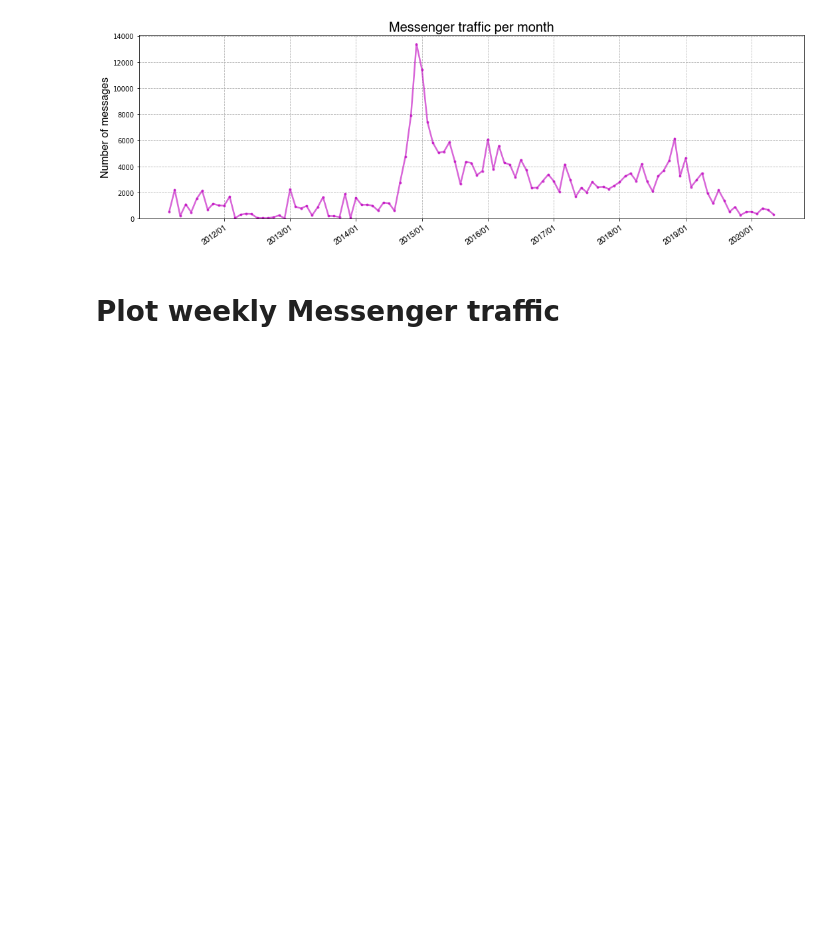
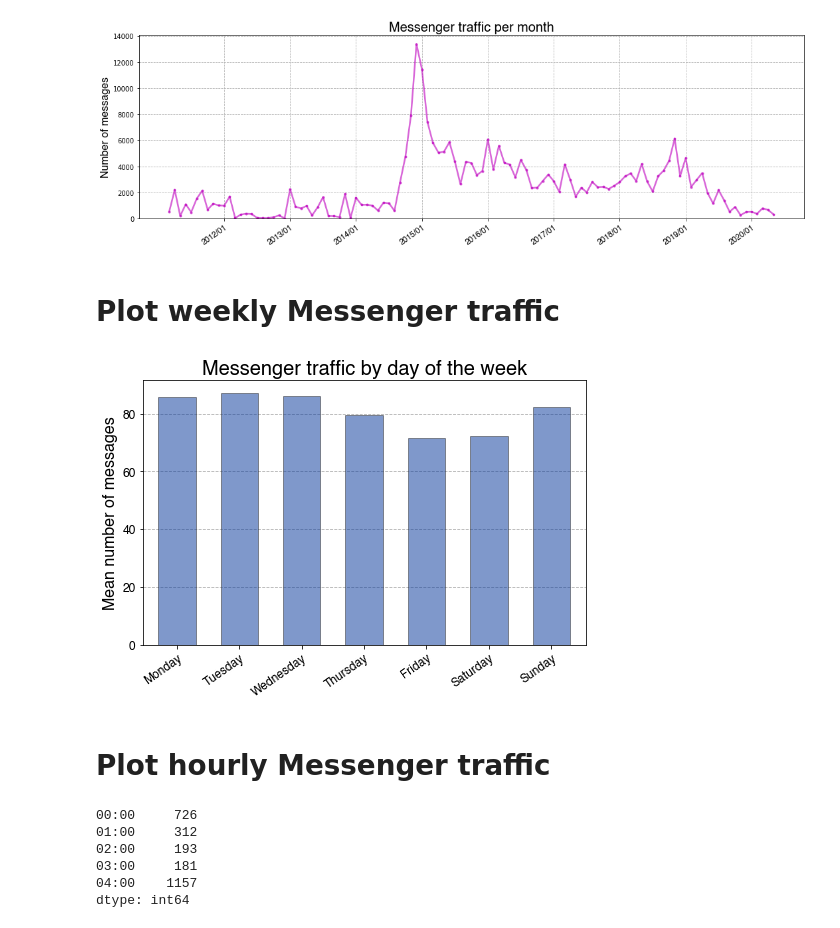
Before and after one commit to peter-gy/fb-messenger-analysis, a Jupyter notebook: jupyter/messenger-traffic-visualization.ipynb, the cells around one changed output. Saved outputs shown, nothing was run; the diff lists cells and outputs as text; code cells hidden in the pictures; blank space fills up the shorter version.

Commit message:
hourly traffic plot created

```diff
--- a/jupyter/messenger-traffic-visualization.ipynb
+++ b/jupyter/messenger-traffic-visualization.ipynb
@@ -170,3 +171,35 @@ day_counts['count'] = date_counts
 day_counts['day_of_week'] = date_counts.index.map(lambda x: parse_datetime(x).weekday())
 mean_day_counts = day_counts.groupby('day_of_week')['count'].mean()
 xlabels = ['Monday', 'Tuesday', 'Wednesday', 'Thursday', 'Friday', 'Saturday', 'Sunday']
+# %%
+fig = plt.figure(figsize=[7, 5])
+ax = mean_day_counts.plot(kind='bar', width=0.6, alpha=0.5, color='#003399', edgecolor='#333333', zorder=2)
+
+ax.yaxis.grid(True, linestyle='--')
+ax.set_xticklabels(xlabels, rotation=35, rotation_mode='anchor', ha='right', fontproperties=ticks_font)
+for label in ax.get_yticklabels():
+    label.set_fontproperties(ticks_font)
+
+ax.set_title('Messenger traffic by day of the week', fontproperties=title_font)
+ax.set_xlabel('')
+ax.set_ylabel('Mean number of messages', fontproperties=label_font)
+
+fig.tight_layout()
+plt.show()
+# %% [output]
+[figure, added]
+# %% [markdown]
+# Plot hourly Messenger traffic
+# %%
+# get the count per hour of the day
+all_hours = [*map(lambda time : time.replace(minute=0,second=0,microsecond=0), all_times)]
+times = pd.Series(all_times).map(lambda x: '{:02}:00'.format(x.hour))
+time_counts = times.value_counts().sort_index()
+time_counts.head()
+# %% [output]
+00:00     726
+01:00     312
+02:00     193
+03:00     181
+04:00    1157
+dtype: int64
```
Also changed, not shown: parts of 1 cell of this notebook.
